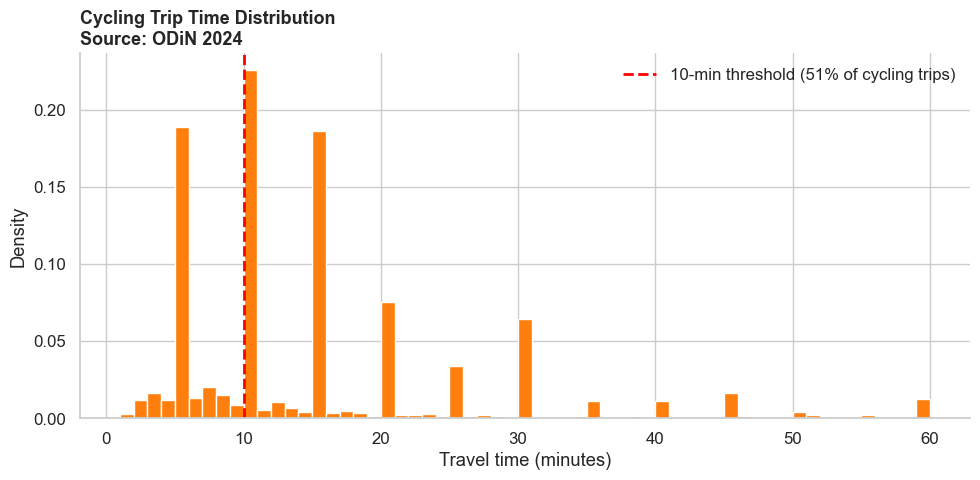
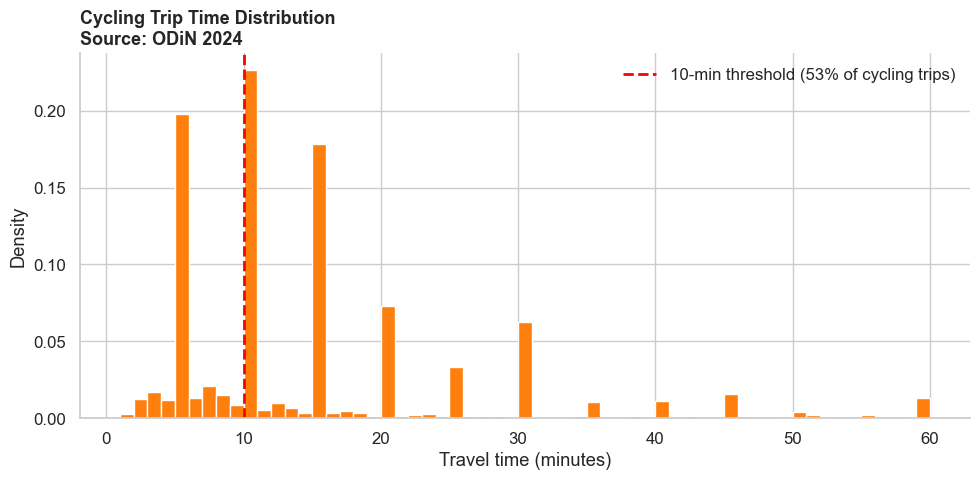
Unified diff of the notebook cell whose output changed from the first chart to the second:
--- before
+++ after
@@ -4,7 +4,7 @@
 bt = df[df['is_bike'] & df['Reisduur'].between(1, 60)]
 # Percentage of trips within 10 minutes
-pct = (bt['within10min']).mean() * 100
-ax.hist(bt['Reisduur'], bins=range(1, 61), color=COLORS[1],
-        edgecolor='white', alpha=1, density=True)
+pct = np.average(bt['within10min'], weights=bt['wV']) * 100
+ax.hist(bt['Reisduur'], bins=range(1, 61), weights=bt['wV'],
+        color=COLORS[1], edgecolor='white', alpha=1, density=True)
 # Vline at 10 min treshold
 ax.axvline(10, ls='--', color='red', lw=2,

Commit: added factorV weighting to most figs